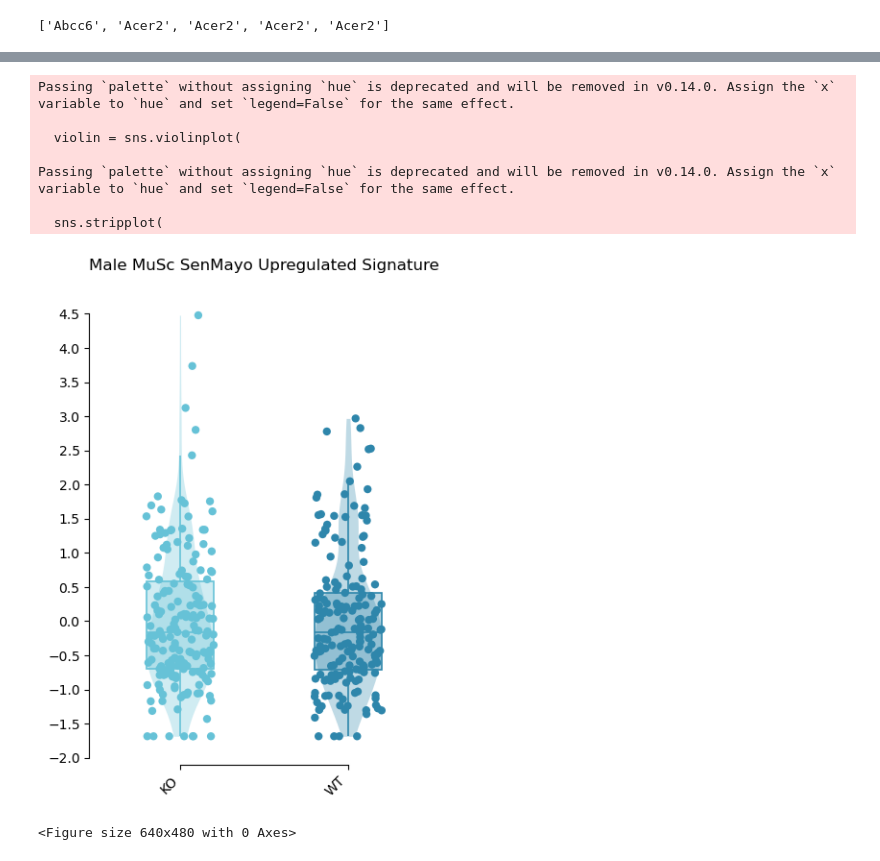
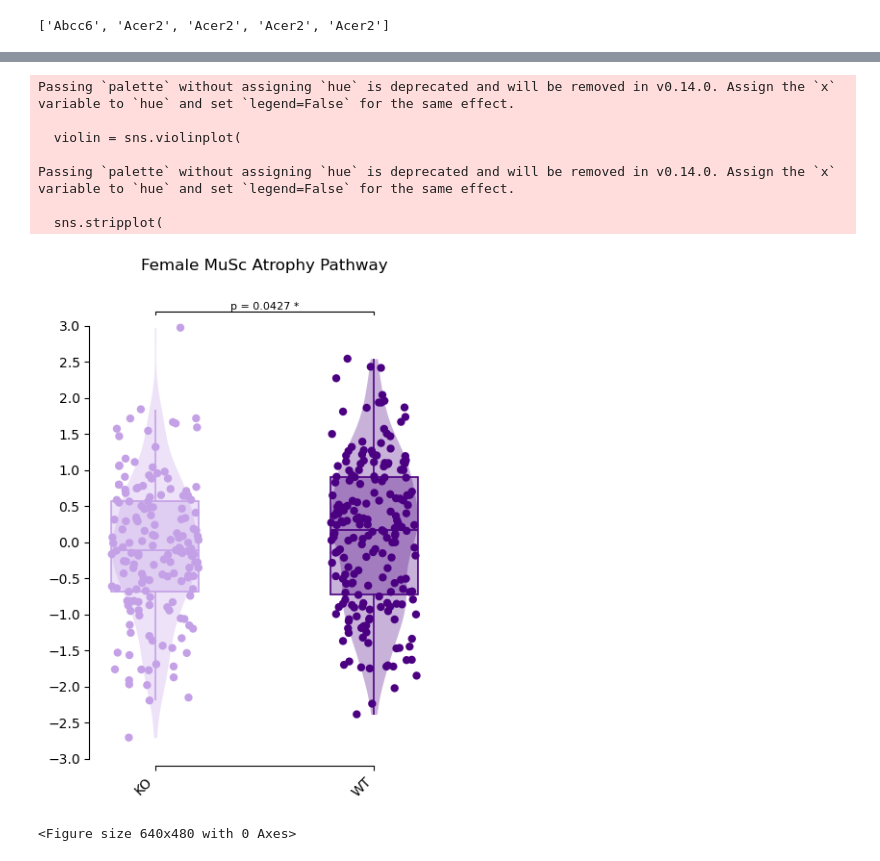
Before and after one commit to akanksha-sachan/TA_muscle_ageing, a Jupyter notebook: py_scripts/geneset_analysis/group_level_analysis.ipynb, the cells around one changed output, grey strips where cells are left out. Cells and saved outputs as stored; diff of their text form; code cells hidden in the pictures.

Commit message:
generalized the scGSVA scoring to atrophy pathway

```diff
--- a/py_scripts/geneset_analysis/group_level_analysis.ipynb
+++ b/py_scripts/geneset_analysis/group_level_analysis.ipynb
@@ -402,7 +88,7 @@ def calculate_sc_senescence_score(data, up_genes=None, down_genes=None, conditio
 # %%
-scores = calculate_sc_senescence_score(
-    data=adata_musc_m,  # Pass AnnData directly
-    up_genes=senmayo_up_genes,
+scores = calculate_sc_score(
+    data=adata_musc_f,  # Pass AnnData directly
+    up_genes=custom_atrophy_pathway_mouse,
     down_genes=None,
     condition_col='condition'
 )
@@ -428,31 +114,31 @@ Using 14 upregulated genes
 # %%
 custom_colors = {
-    'KO': '#66C2D7',      # Soft teal blue '#C4A0E7',# Light lavender
-    'WT': '#2E86AB',   # Deeper teal blue '#4B0082'    # Indigo
+    'KO': '#C4A0E7',      # '#66C2D7' Soft teal blue '#C4A0E7',# Light lavender
+    'WT': '#4B0082'   # '#2E86AB' Deeper teal blue, '#4B0082' # Indigo
 }
 
 fig = plot_violin_box_combo(
     data=scores,
     x_var='condition',
     y_var='senescence_score',
-    title='Male MuSc SenMayo Upregulated Signature',
+    title='Female MuSc Atrophy Pathway',
     x_ticks=scores['condition'].unique(),
     palette=custom_colors,
     rotation=45
 )
 
 # Display the plot
 from IPython.display import display
 display(fig)
 # save as pdf
 #fig.savefig('/ocean/projects/cis240075p/asachan/datasets/senescence_datasets/mouse_liver/figures/cellage_scores.pdf', bbox_inches='tight')
 # %% [output]
 Passing `palette` without assigning `hue` is deprecated and will be removed in v0.14.0. Assign the `x` variable to `hue` and set `legend=False` for the same effect.
 
   violin = sns.violinplot(
 
 Passing `palette` without assigning `hue` is deprecated and will be removed in v0.14.0. Assign the `x` variable to `hue` and set `legend=False` for the same effect.
 
   sns.stripplot(
-[figure, old version]
+[figure, new version]
 <Figure size 640x480 with 0 Axes>
```
Also changed, not shown: parts of 5 cells of this notebook, 1 other file.
